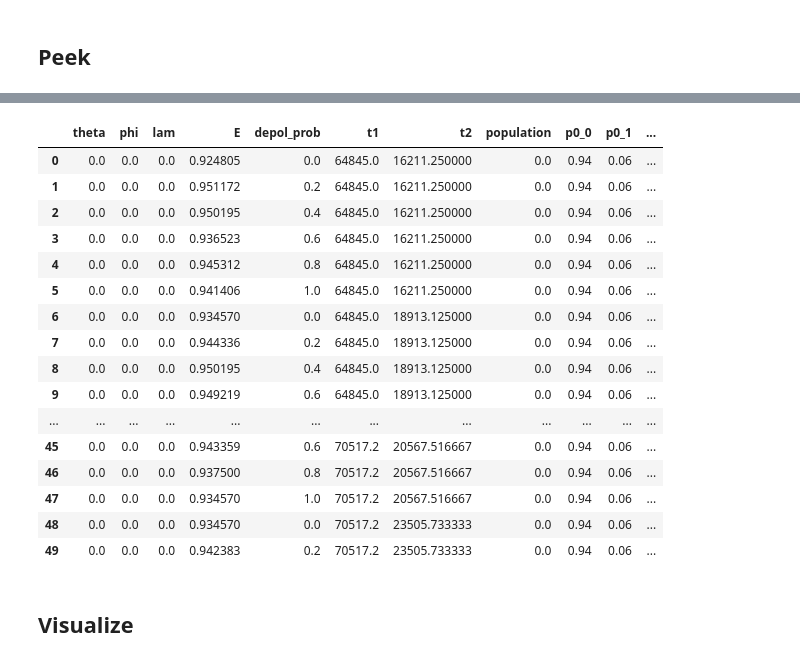
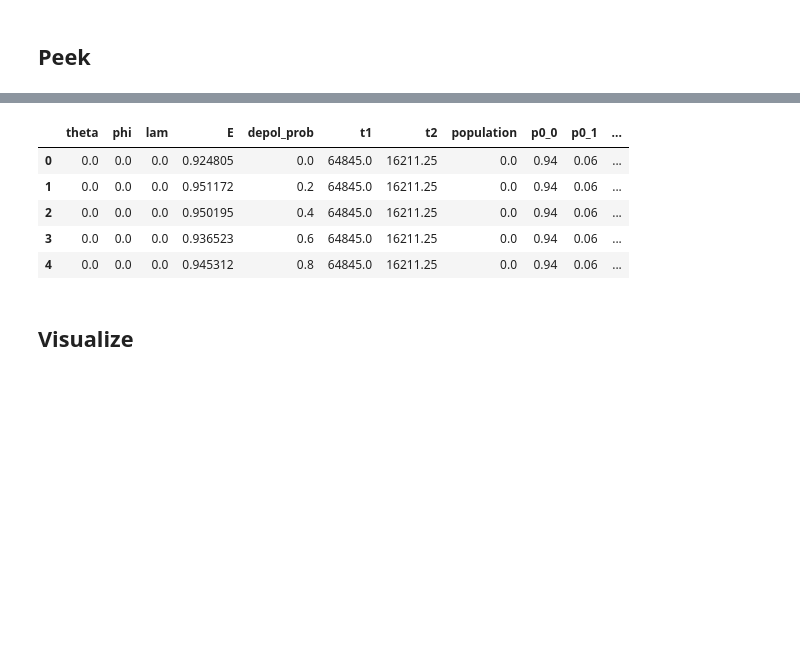
Before and after one commit to noamsgl/IBMAscolaChallenge, a Jupyter notebook: notebooks/explore_dataset.ipynb, the cells around one changed output, grey strips where cells are left out. Cells and saved outputs as stored; diff of their text form; code cells hidden in the pictures; blank space fills up the shorter version.

```diff
--- a/notebooks/explore_dataset.ipynb
+++ b/notebooks/explore_dataset.ipynb
@@ -35,25 +35,14 @@ Data columns (total 12 columns):
 dtypes: float64(12)
 memory usage: 153.8 MB
 # %%
-df.head(50)
+df.head()
 # %% [output]
 |  | theta | phi | lam | E | depol_prob | t1 | t2 | population | p0_0 | p0_1 | ... |
-| 0 | 0.0 | 0.0 | 0.0 | 0.924805 | 0.0 | 64845.0 | 16211.250000 | 0.0 | 0.94 | 0.06 | ... |
-| 1 | 0.0 | 0.0 | 0.0 | 0.951172 | 0.2 | 64845.0 | 16211.250000 | 0.0 | 0.94 | 0.06 | ... |
-| 2 | 0.0 | 0.0 | 0.0 | 0.950195 | 0.4 | 64845.0 | 16211.250000 | 0.0 | 0.94 | 0.06 | ... |
-| 3 | 0.0 | 0.0 | 0.0 | 0.936523 | 0.6 | 64845.0 | 16211.250000 | 0.0 | 0.94 | 0.06 | ... |
-| 4 | 0.0 | 0.0 | 0.0 | 0.945312 | 0.8 | 64845.0 | 16211.250000 | 0.0 | 0.94 | 0.06 | ... |
-| 5 | 0.0 | 0.0 | 0.0 | 0.941406 | 1.0 | 64845.0 | 16211.250000 | 0.0 | 0.94 | 0.06 | ... |
-| 6 | 0.0 | 0.0 | 0.0 | 0.934570 | 0.0 | 64845.0 | 18913.125000 | 0.0 | 0.94 | 0.06 | ... |
-| 7 | 0.0 | 0.0 | 0.0 | 0.944336 | 0.2 | 64845.0 | 18913.125000 | 0.0 | 0.94 | 0.06 | ... |
-| 8 | 0.0 | 0.0 | 0.0 | 0.950195 | 0.4 | 64845.0 | 18913.125000 | 0.0 | 0.94 | 0.06 | ... |
-| 9 | 0.0 | 0.0 | 0.0 | 0.949219 | 0.6 | 64845.0 | 18913.125000 | 0.0 | 0.94 | 0.06 | ... |
-| ... | ... | ... | ... | ... | ... | ... | ... | ... | ... | ... | ... |
-| 45 | 0.0 | 0.0 | 0.0 | 0.943359 | 0.6 | 70517.2 | 20567.516667 | 0.0 | 0.94 | 0.06 | ... |
-| 46 | 0.0 | 0.0 | 0.0 | 0.937500 | 0.8 | 70517.2 | 20567.516667 | 0.0 | 0.94 | 0.06 | ... |
-| 47 | 0.0 | 0.0 | 0.0 | 0.934570 | 1.0 | 70517.2 | 20567.516667 | 0.0 | 0.94 | 0.06 | ... |
-| 48 | 0.0 | 0.0 | 0.0 | 0.934570 | 0.0 | 70517.2 | 23505.733333 | 0.0 | 0.94 | 0.06 | ... |
-| 49 | 0.0 | 0.0 | 0.0 | 0.942383 | 0.2 | 70517.2 | 23505.733333 | 0.0 | 0.94 | 0.06 | ... |
+| 0 | 0.0 | 0.0 | 0.0 | 0.924805 | 0.0 | 64845.0 | 16211.25 | 0.0 | 0.94 | 0.06 | ... |
+| 1 | 0.0 | 0.0 | 0.0 | 0.951172 | 0.2 | 64845.0 | 16211.25 | 0.0 | 0.94 | 0.06 | ... |
+| 2 | 0.0 | 0.0 | 0.0 | 0.950195 | 0.4 | 64845.0 | 16211.25 | 0.0 | 0.94 | 0.06 | ... |
+| 3 | 0.0 | 0.0 | 0.0 | 0.936523 | 0.6 | 64845.0 | 16211.25 | 0.0 | 0.94 | 0.06 | ... |
+| 4 | 0.0 | 0.0 | 0.0 | 0.945312 | 0.8 | 64845.0 | 16211.25 | 0.0 | 0.94 | 0.06 | ... |
 # %% [markdown]
 ## Visualize
 # %%
```
